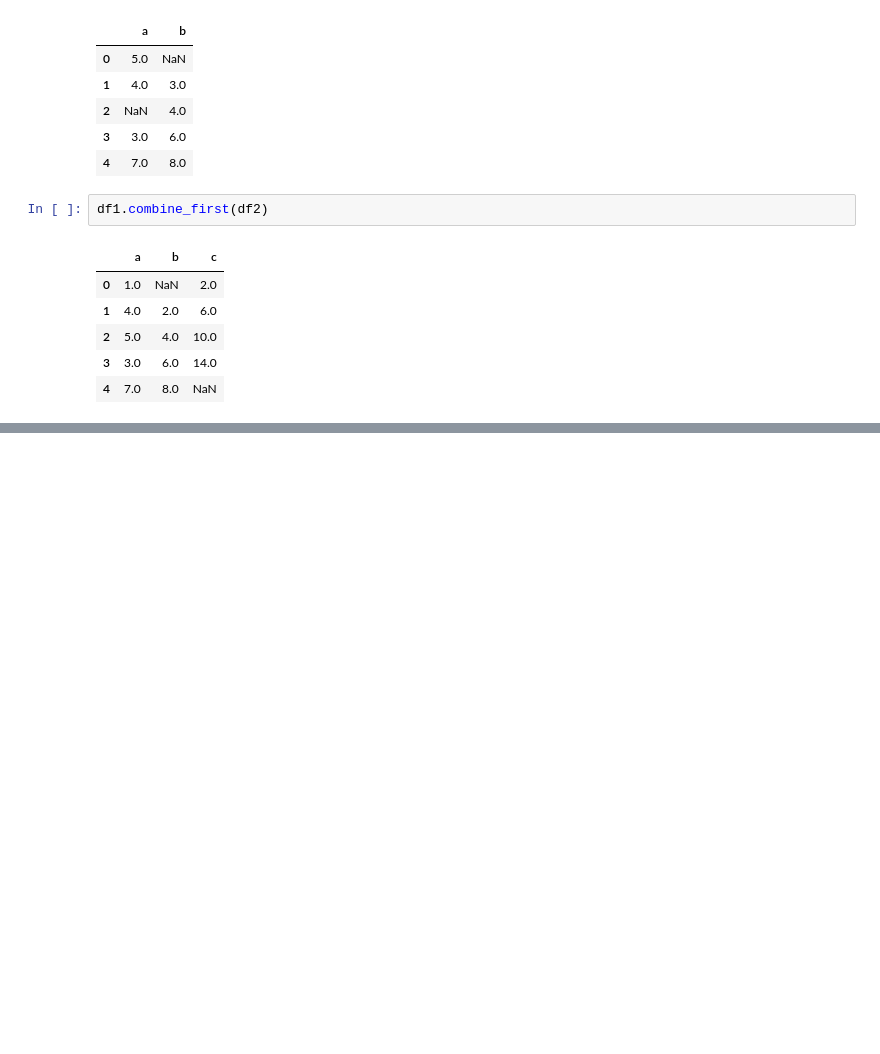
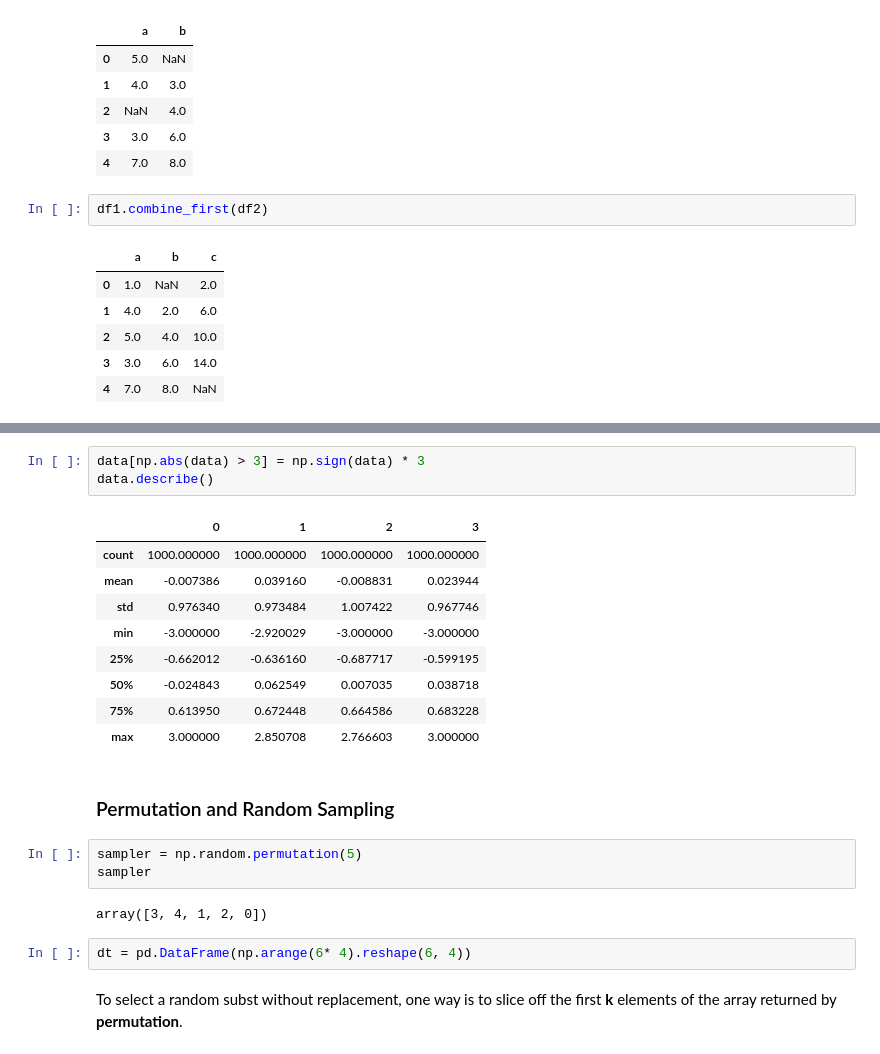
Before and after one commit to dolremi/Python-Notes, a Jupyter notebook: Pandas/Data_Processing.ipynb, the cells around one changed output, grey strips where cells are left out. Saved outputs shown, nothing was run; the diff lists cells and outputs as text; blank space fills up the shorter version.

```diff
--- a/Pandas/Data_Processing.ipynb
+++ b/Pandas/Data_Processing.ipynb
@@ -502,0 +835,24 @@ df1.combine_first(df2)
+# %%
+data[np.abs(data) > 3] = np.sign(data) * 3
+data.describe()
+# %% [output]
+|  | 0 | 1 | 2 | 3 |
+| count | 1000.000000 | 1000.000000 | 1000.000000 | 1000.000000 |
+| mean | -0.007386 | 0.039160 | -0.008831 | 0.023944 |
+| std | 0.976340 | 0.973484 | 1.007422 | 0.967746 |
+| min | -3.000000 | -2.920029 | -3.000000 | -3.000000 |
+| 25% | -0.662012 | -0.636160 | -0.687717 | -0.599195 |
+| 50% | -0.024843 | 0.062549 | 0.007035 | 0.038718 |
+| 75% | 0.613950 | 0.672448 | 0.664586 | 0.683228 |
+| max | 3.000000 | 2.850708 | 2.766603 | 3.000000 |
+# %% [markdown]
+### Permutation and Random Sampling
+# %%
+sampler = np.random.permutation(5)
+sampler
+# %% [output]
+array([3, 4, 1, 2, 0])
+# %%
+dt = pd.DataFrame(np.arange(6* 4).reshape(6, 4))
+# %% [markdown]
+To select a random subst without replacement, one way is to slice off the first __k__ elements of the array returned by __permutation__.
```
Also changed, not shown: parts of 63 cells of this notebook.
